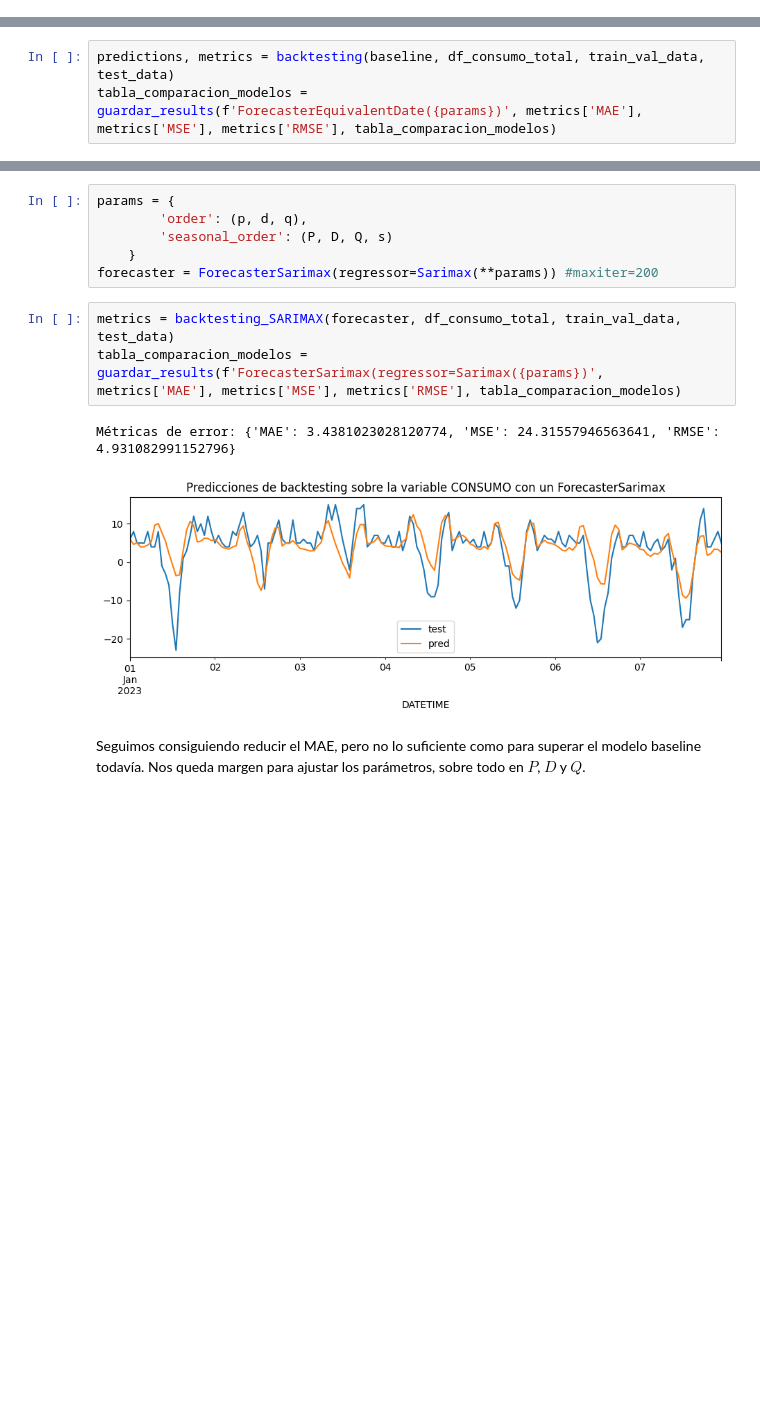
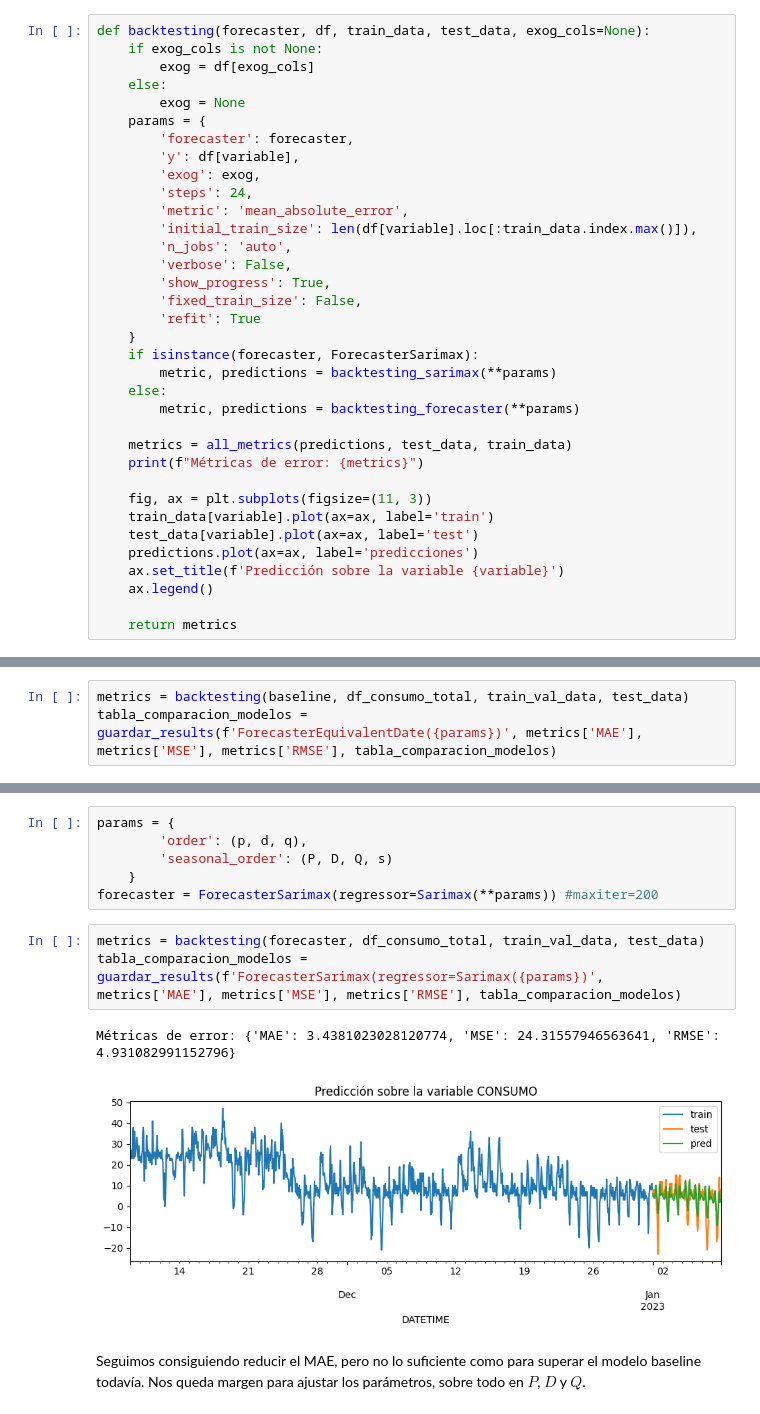
Before and after one commit to laaraapsg/tfm, a Jupyter notebook: 4_Caso_de_uso_2_CONSUMO.ipynb, the cells around one changed output, grey strips where cells are left out. Cells and saved outputs as stored; diff of their text form; blank space fills up the shorter version.

```diff
--- a/4_Caso_de_uso_2_CONSUMO.ipynb
+++ b/4_Caso_de_uso_2_CONSUMO.ipynb
@@ -415,3 +407,38 @@ def backtesting(forecaster, df, train_data, test_data):
+# %%
+def backtesting(forecaster, df, train_data, test_data, exog_cols=None):
+    if exog_cols is not None:
+        exog = df[exog_cols]
+    else:
+        exog = None
+    params = {
+        'forecaster': forecaster,
+        'y': df[variable],
+        'exog': exog,
+        'steps': 24,
+        'metric': 'mean_absolute_error',
+        'initial_train_size': len(df[variable].loc[:train_data.index.max()]),
+        'n_jobs': 'auto',
+        'verbose': False,
+        'show_progress': True,
+        'fixed_train_size': False,
+        'refit': True
+    }
+    if isinstance(forecaster, ForecasterSarimax):
+        metric, predictions = backtesting_sarimax(**params)
+    else:
+        metric, predictions = backtesting_forecaster(**params)
+
+    metrics = all_metrics(predictions, test_data, train_data)
+    print(f"Métricas de error: {metrics}")
+
+    fig, ax = plt.subplots(figsize=(11, 3))
+    train_data[variable].plot(ax=ax, label='train')
+    test_data[variable].plot(ax=ax, label='test')
+    predictions.plot(ax=ax, label='predicciones')
+    ax.set_title(f'Predicción sobre la variable {variable}')
+    ax.legend()
+
+    return metrics
 # %%
 params = {
     'offset': pd.DateOffset(days=7),
@@ -419,7 +446,7 @@ params = {
 }
 baseline = ForecasterEquivalentDate(**params)
 # %%
-predictions, metrics = backtesting(baseline, df_consumo_total, train_val_data, test_data)
+metrics = backtesting(baseline, df_consumo_total, train_val_data, test_data)
 tabla_comparacion_modelos = guardar_results(f'ForecasterEquivalentDate({params})', metrics['MAE'], metrics['MSE'], metrics['RMSE'], tabla_comparacion_modelos)
 # %% [output]
 Métricas de error: {'MAE': 4.011904761904762, 'MSE': 42.345238095238095, 'RMSE': 6.507321883481567}
@@ -702,11 +729,11 @@ params = {
     }
 forecaster = ForecasterSarimax(regressor=Sarimax(**params)) #maxiter=200
 # %%
-metrics = backtesting_SARIMAX(forecaster, df_consumo_total, train_val_data, test_data)
+metrics = backtesting(forecaster, df_consumo_total, train_val_data, test_data)
 tabla_comparacion_modelos = guardar_results(f'ForecasterSarimax(regressor=Sarimax({params})', metrics['MAE'], metrics['MSE'], metrics['RMSE'], tabla_comparacion_modelos)
 # %% [output]
 Métricas de error: {'MAE': 3.4381023028120774, 'MSE': 24.31557946563641, 'RMSE': 4.931082991152796}
-[figure, old version]
+[figure, new version]
 # %% [markdown]
 Seguimos consiguiendo reducir el MAE, pero no lo suficiente como para superar el modelo baseline todavía. Nos queda margen para ajustar los parámetros, sobre todo en $P$, $D$ y $Q$.
 # %% [markdown]
```
Also changed, not shown: parts of 18 cells of this notebook.
